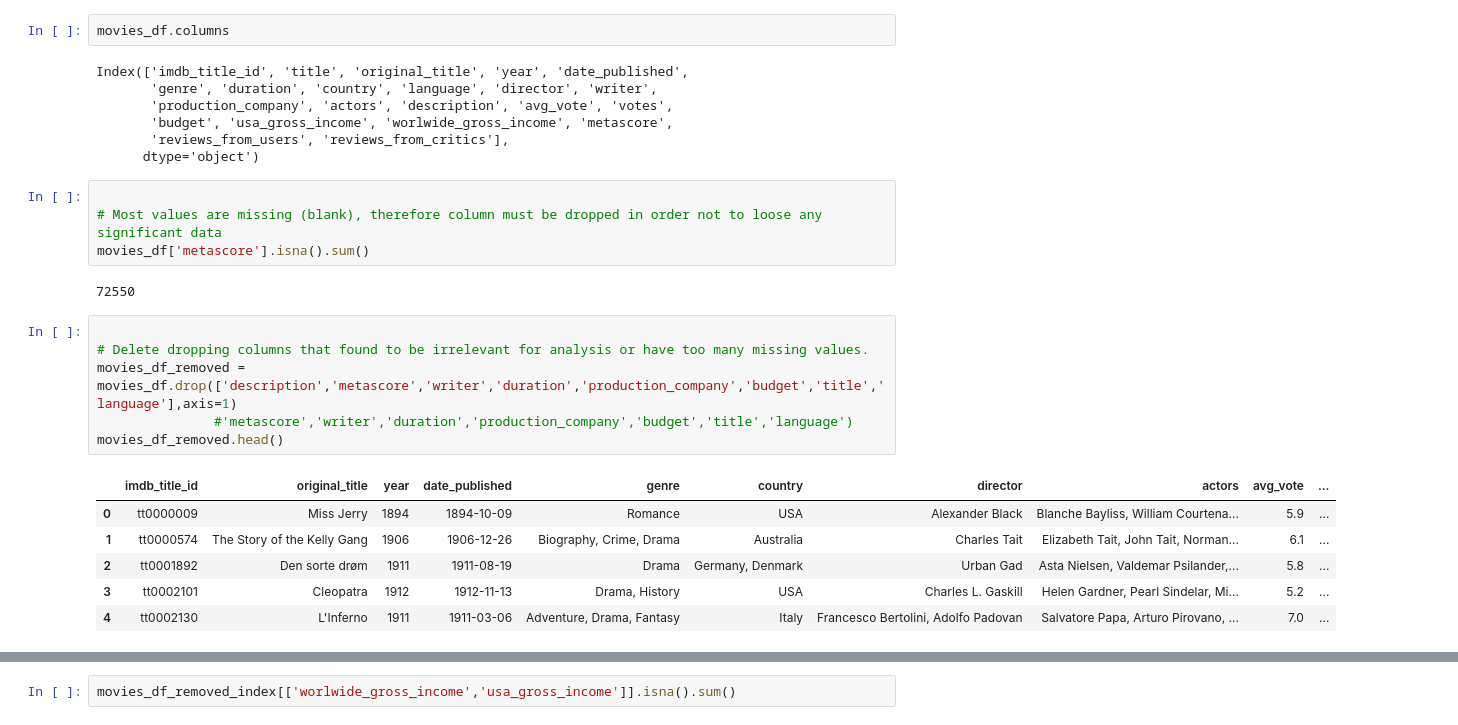
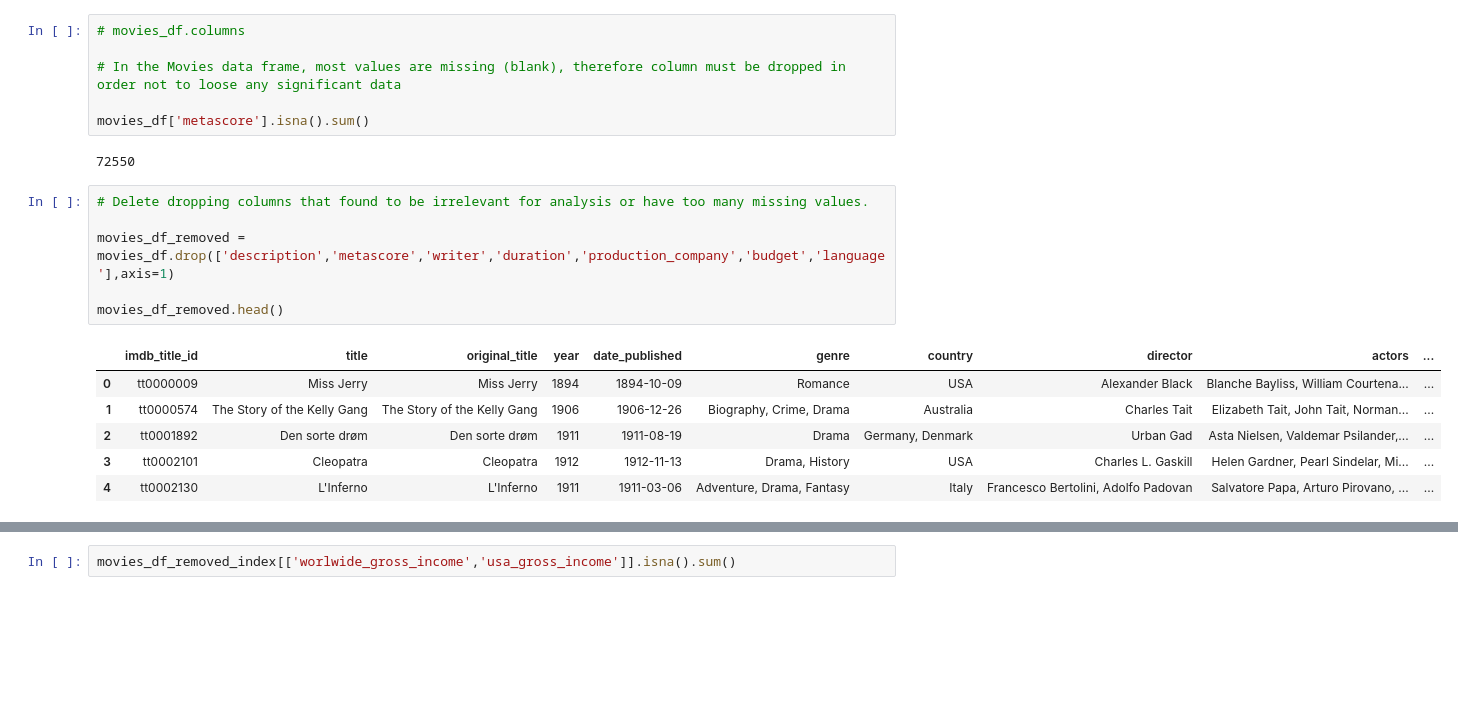
Before and after one commit to Analysis-by-Film-Addicts/Movie-Industry-Segmentation-Analysis, a Jupyter notebook: movie_data_analysis.ipynb, the cells around one changed output, grey strips where cells are left out. Drawn from its saved outputs; the diff is of its cells as text; blank space fills up the shorter version.

```diff
--- a/movie_data_analysis.ipynb
+++ b/movie_data_analysis.ipynb
@@ -20,29 +25,22 @@ movies_df.head()
-# %%
-movies_df.columns
-# %% [output]
-Index(['imdb_title_id', 'title', 'original_title', 'year', 'date_published',
-       'genre', 'duration', 'country', 'language', 'director', 'writer',
-       'production_company', 'actors', 'description', 'avg_vote', 'votes',
-       'budget', 'usa_gross_income', 'worlwide_gross_income', 'metascore',
-       'reviews_from_users', 'reviews_from_critics'],
-      dtype='object')
 # %%
+# movies_df.columns
 
-# Most values are missing (blank), therefore column must be dropped in order not to loose any significant data
+# In the Movies data frame, most values are missing (blank), therefore column must be dropped in order not to loose any significant data
+
 movies_df['metascore'].isna().sum()
 # %% [output]
 72550
 # %%
+# Delete dropping columns that found to be irrelevant for analysis or have too many missing values.
 
-# Delete dropping columns that found to be irrelevant for analysis or have too many missing values.
-movies_df_removed = movies_df.drop(['description','metascore','writer','duration','production_company','budget','title','language'],axis=1)
-               #'metascore','writer','duration','production_company','budget','title','language')
+movies_df_removed = movies_df.drop(['description','metascore','writer','duration','production_company','budget','language'],axis=1)
+
 movies_df_removed.head()
 # %% [output]
-|  | imdb_title_id | original_title | year | date_published | genre | country | director | actors | avg_vote | ... |
-| 0 | tt0000009 | Miss Jerry | 1894 | 1894-10-09 | Romance | USA | Alexander Black | Blanche Bayliss, William Courtena... | 5.9 | ... |
-| 1 | tt0000574 | The Story of the Kelly Gang | 1906 | 1906-12-26 | Biography, Crime, Drama | Australia | Charles Tait | Elizabeth Tait, John Tait, Norman... | 6.1 | ... |
-| 2 | tt0001892 | Den sorte drøm | 1911 | 1911-08-19 | Drama | Germany, Denmark | Urban Gad | Asta Nielsen, Valdemar Psilander,... | 5.8 | ... |
-| 3 | tt0002101 | Cleopatra | 1912 | 1912-11-13 | Drama, History | USA | Charles L. Gaskill | Helen Gardner, Pearl Sindelar, Mi... | 5.2 | ... |
-| 4 | tt0002130 | L'Inferno | 1911 | 1911-03-06 | Adventure, Drama, Fantasy | Italy | Francesco Bertolini, Adolfo Padovan | Salvatore Papa, Arturo Pirovano, ... | 7.0 | ... |
+|  | imdb_title_id | title | original_title | year | date_published | genre | country | director | actors | ... |
+| 0 | tt0000009 | Miss Jerry | Miss Jerry | 1894 | 1894-10-09 | Romance | USA | Alexander Black | Blanche Bayliss, William Courtena... | ... |
+| 1 | tt0000574 | The Story of the Kelly Gang | The Story of the Kelly Gang | 1906 | 1906-12-26 | Biography, Crime, Drama | Australia | Charles Tait | Elizabeth Tait, John Tait, Norman... | ... |
+| 2 | tt0001892 | Den sorte drøm | Den sorte drøm | 1911 | 1911-08-19 | Drama | Germany, Denmark | Urban Gad | Asta Nielsen, Valdemar Psilander,... | ... |
+| 3 | tt0002101 | Cleopatra | Cleopatra | 1912 | 1912-11-13 | Drama, History | USA | Charles L. Gaskill | Helen Gardner, Pearl Sindelar, Mi... | ... |
+| 4 | tt0002130 | L'Inferno | L'Inferno | 1911 | 1911-03-06 | Adventure, Drama, Fantasy | Italy | Francesco Bertolini, Adolfo Padovan | Salvatore Papa, Arturo Pirovano, ... | ... |
 # %%
```
Also changed, not shown: parts of 74 cells of this notebook, 3 other files.
